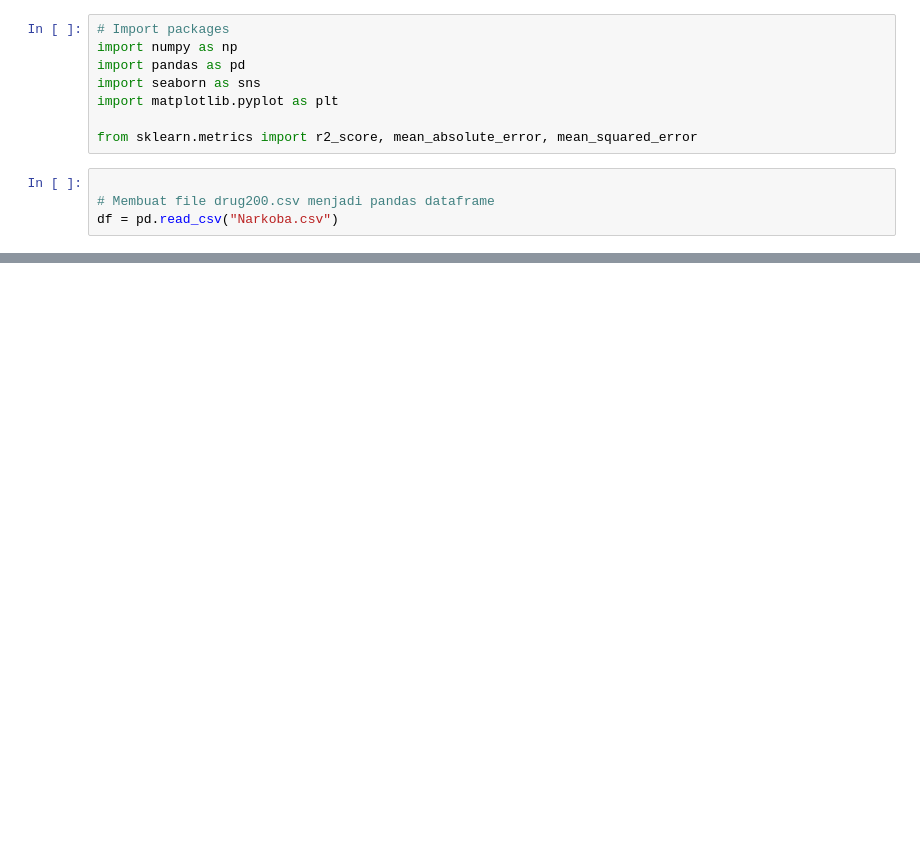
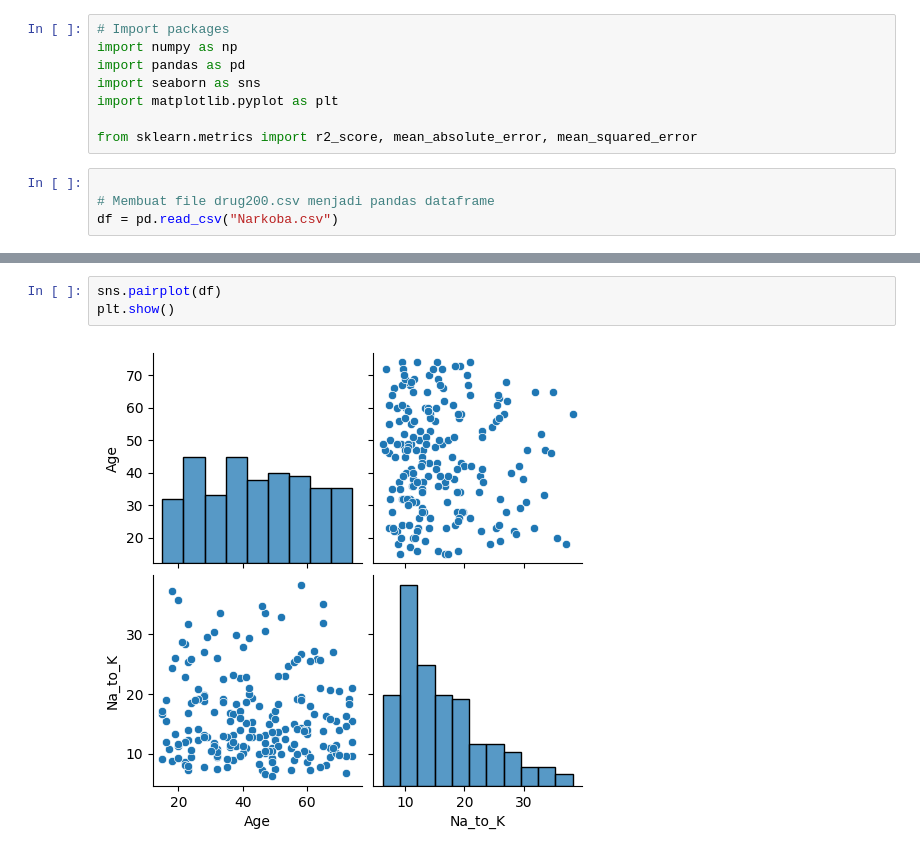
Before and after one commit to stuck-w-yu/Iris_dataset, a Jupyter notebook: Machine_Learning_Pert_1.ipynb, the cells around one changed output, grey strips where cells are left out. Drawn from its saved outputs; the diff is of its cells as text; blank space fills up the shorter version.

```diff
--- a/Machine_Learning_Pert_1.ipynb
+++ b/Machine_Learning_Pert_1.ipynb
@@ -24,0 +46,5 @@ df.head()
+# %%
+sns.pairplot(df)
+plt.show()
+# %% [output]
+[figure, added]
```
Also changed, not shown: parts of 13 cells of this notebook.
